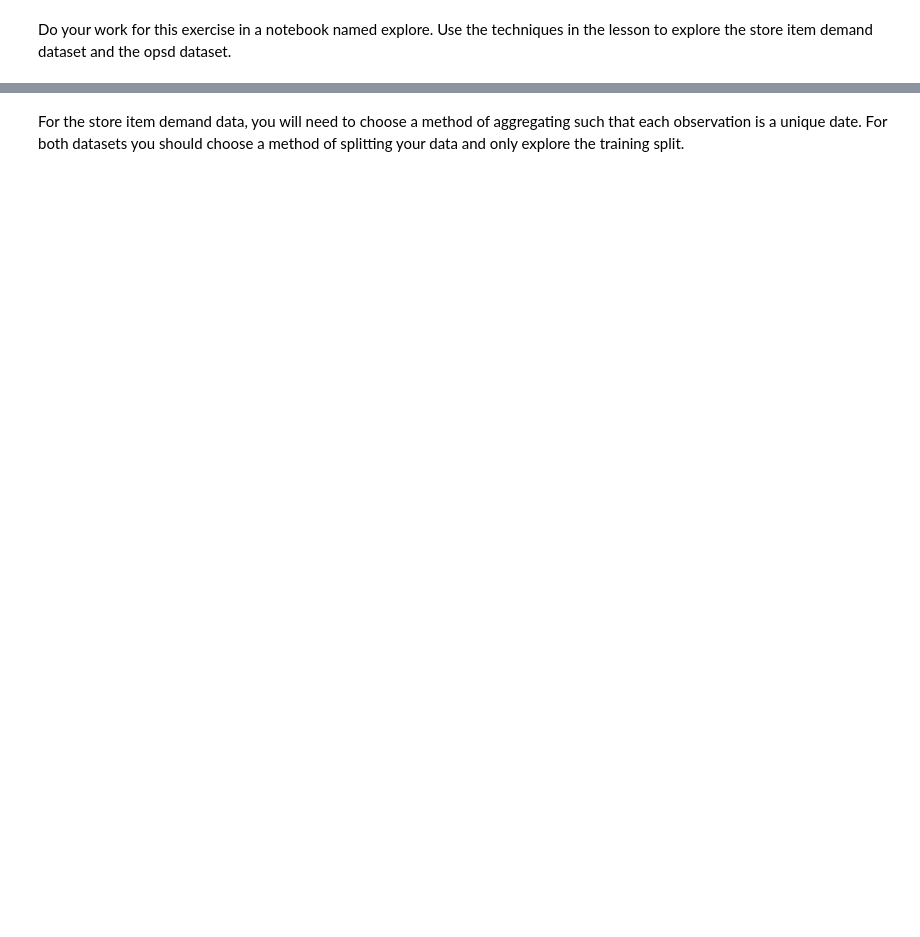
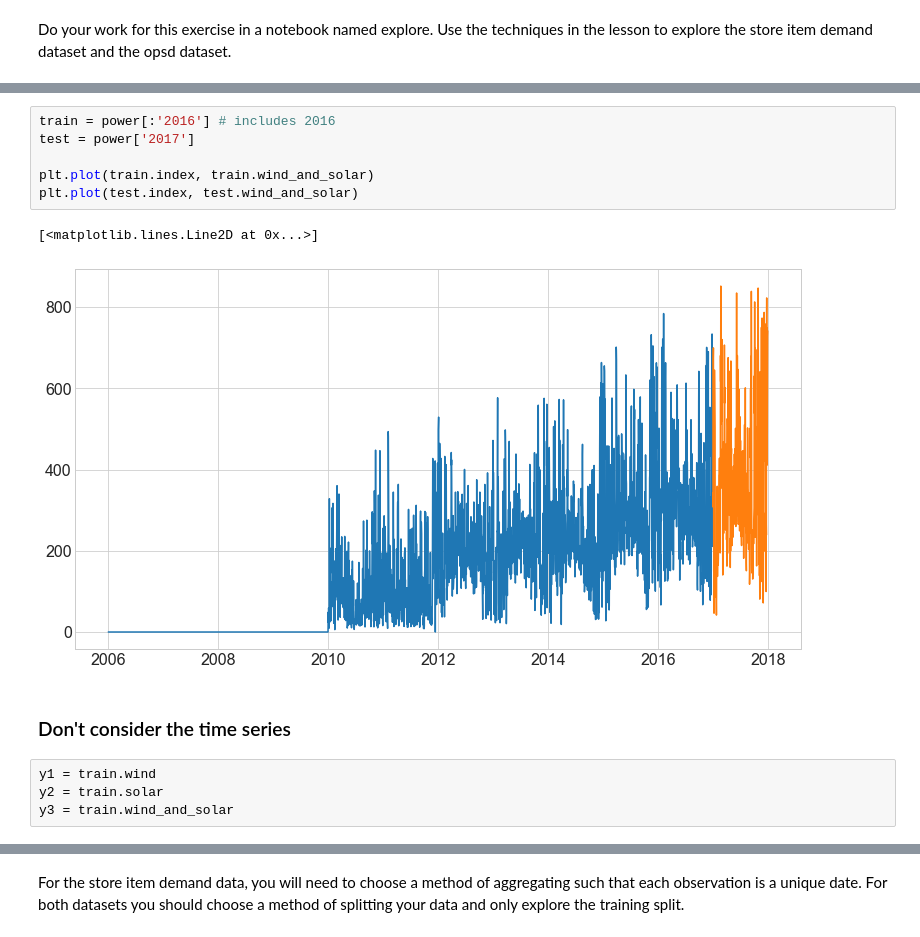
Before and after one commit to gilbert-noriega-ii/time-series-exercises, a Jupyter notebook: explore.ipynb, the cells around one changed output, grey strips where cells are left out. Drawn from its saved outputs; the diff is of its cells as text; blank space fills up the shorter version.

```diff
--- a/explore.ipynb
+++ b/explore.ipynb
@@ -37,0 +60,15 @@ power.head(30)
+# %%
+train = power[:'2016'] # includes 2016
+test = power['2017']
+
+plt.plot(train.index, train.wind_and_solar)
+plt.plot(test.index, test.wind_and_solar)
+# %% [output]
+[<matplotlib.lines.Line2D at 0x...>]
+[figure, added]
+# %% [markdown]
+### Don't consider the time series
+# %%
+y1 = train.wind
+y2 = train.solar
+y3 = train.wind_and_solar
```
Also changed, not shown: parts of 76 cells of this notebook.
